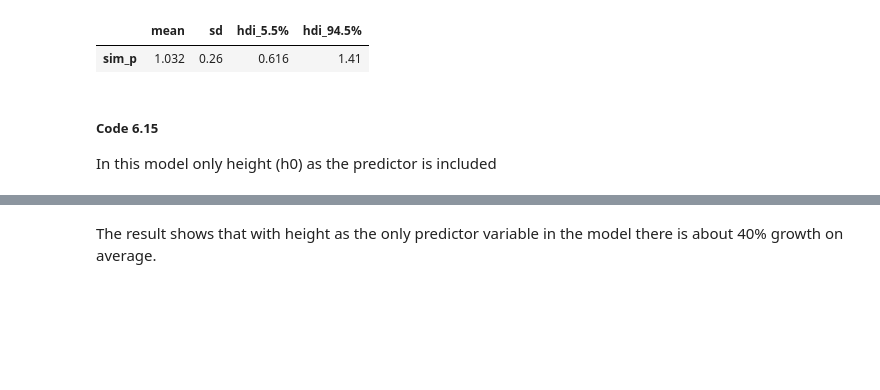
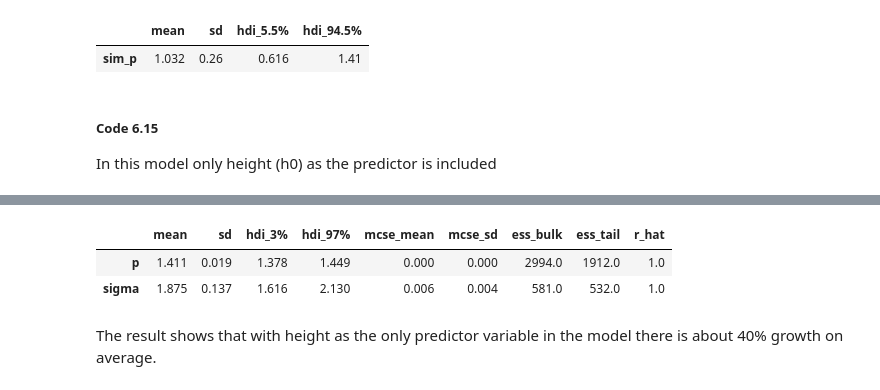
Before and after one commit to qpsy/rethinking-tfp2, a Jupyter notebook: 06_the_haunted_dag_and_the_causal_terror-2.ipynb, the cells around one changed output, grey strips where cells are left out. Drawn from its saved outputs; the diff is of its cells as text; code cells hidden in the pictures; blank space fills up the shorter version.

```diff
--- a/06_the_haunted_dag_and_the_causal_terror-2.ipynb
+++ b/06_the_haunted_dag_and_the_causal_terror-2.ipynb
@@ -700,3 +683,17 @@ WARNING:tensorflow:6 out of the last 6 calls to <function run_hmc_chain at 0x...
+# %%
+post_66 = sample_post_66(init_state_66, key())
+# %%
+post_66_dict = {k: jnp.moveaxis(v, 0, 1) for k, v in post_66._asdict().items()}
+# %%
+dict_66 = dict(posterior=post_66_dict)
+# %%
+idata_66 = az.from_dict(**dict_66)
+# %%
+az.summary(idata_66)
+# %% [output]
+|  | mean | sd | hdi_3% | hdi_97% | mcse_mean | mcse_sd | ess_bulk | ess_tail | r_hat |
+| p | 1.411 | 0.019 | 1.378 | 1.449 | 0.000 | 0.000 | 2994.0 | 1912.0 | 1.0 |
+| sigma | 1.875 | 0.137 | 1.616 | 2.130 | 0.006 | 0.004 | 581.0 | 532.0 | 1.0 |
 # %% [markdown]
 The result shows that with height as the only predictor variable in the model there is about 40% growth on average.
 # %% [markdown]
```
Also changed, not shown: parts of 42 cells of this notebook.
